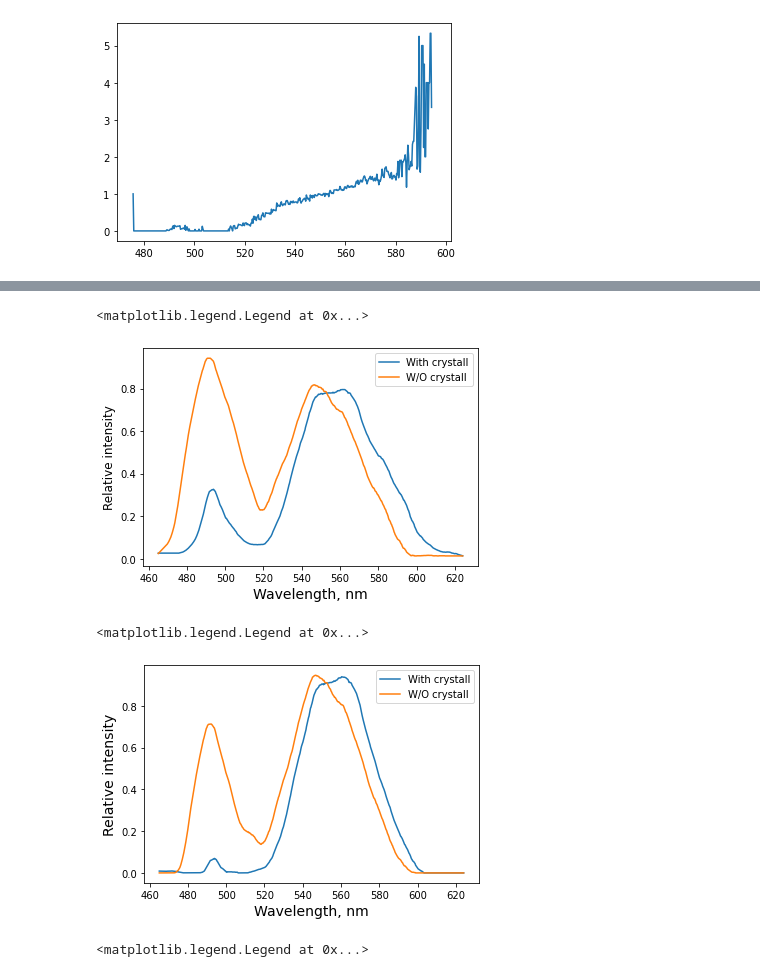
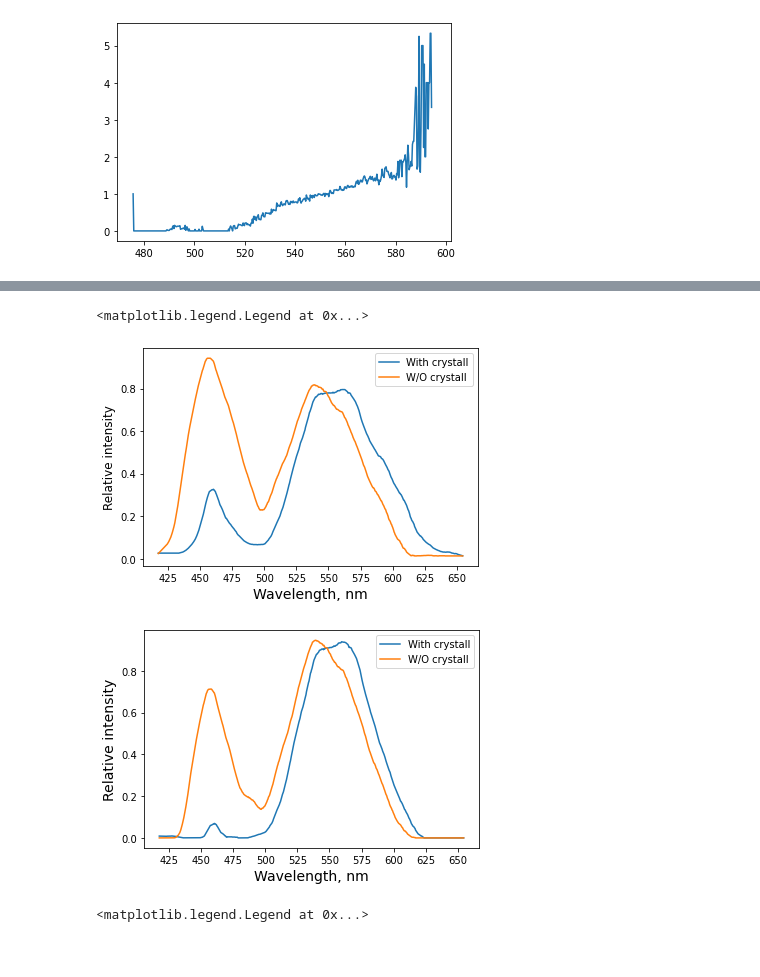
Before and after one commit to arpolkin/mat-, a Jupyter notebook: артем и его друзья2/laba3.ipynb, the cells around one changed output, grey strips where cells are left out. Cells and saved outputs as stored; diff of their text form; code cells hidden in the pictures.

```diff
--- a/артем и его друзья2/laba3.ipynb
+++ b/артем и его друзья2/laba3.ipynb
@@ -230,23 +274,34 @@ plt.legend()
 # %%
 plt.plot(l_grid,savgol_filter(data_crystall[:,3]/np.max(data_crystall_white[:,3]),21,1),label="With crystall")
 plt.plot(l_grid,savgol_filter(data_crystall_white[:,3]/np.max(data_crystall_white[:,3]),21,1),label="W/O crystall")
 plt.xlabel('Wavelength, nm',fontsize=14)
 plt.ylabel('Relative intensity',fontsize=12)
+plt.locator_params(axis="x", nbins=13)
 #plt.title("Intensity with and w")
 plt.legend()
 # %% [output]
 <matplotlib.legend.Legend at 0x...>
-[figure, old version]
+[figure, new version]
 # %%
 plt.plot(l_grid,savgol_filter(data_crystall[:,1]/np.max(data_crystall_white[:,1]),21,1),label="With crystall")
 plt.plot(l_grid,savgol_filter(data_crystall_white[:,1]/np.max(data_crystall_white[:,1]),21,1),label="W/O crystall")
 plt.xlabel('Wavelength, nm',fontsize=14)
 plt.ylabel('Relative intensity',fontsize=14)
-#plt.title("Intensity with and w")
 plt.legend()
+plt.locator_params(axis="x", nbins=13)
+plt.savefig('crystall.png')
+#plt.locator_params(axis="x", nbins=13)
+##plt.show()
+##plt.plot(l_grid,data_crystall[:,1]/data_crystall_white[:,1])
+### plt.plot(l_grid,savgol_filter(data_crystall_white[:,1]/np.max(data_crystall_white[:,1]),21,1),label="W/O crystall")
+##plt.xlabel('Wavelength, nm',fontsize=14)
+##plt.ylabel('Relative intensity',fontsize=14)
+##plt.legend()
+##plt.savefig('crystall.png')
+##plt.title("Intensity with and w")
+#
 # %% [output]
-<matplotlib.legend.Legend at 0x...>
-[figure, old version]
+[figure, new version]
 # %%
 plt.plot(l_grid,data_crystall[:,1],label="crystall")
 plt.plot(l_grid,data_crystall_white[:,1],label="w/o crystall")
```
Also changed, not shown: parts of 32 cells of this notebook, 14 other files.
